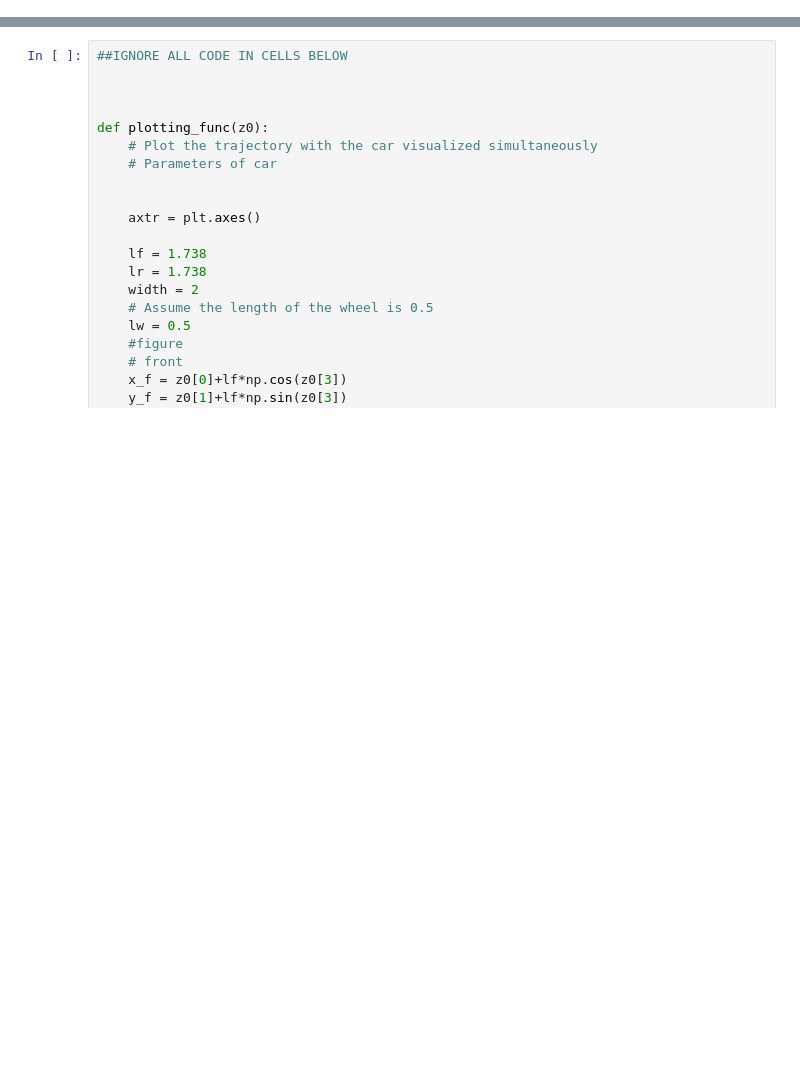
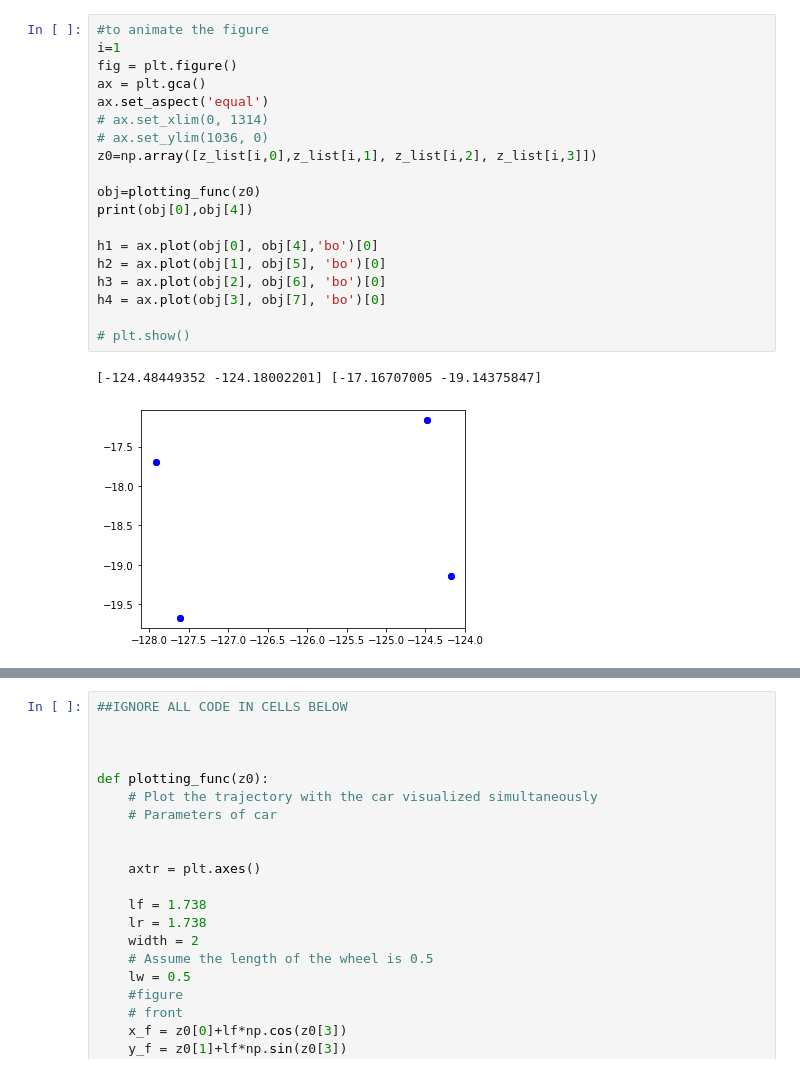
Before and after one commit to muireannspain/low_speed_AV, a Jupyter notebook: Muireann/Plot Map.ipynb, the cells around one changed output, grey strips where cells are left out. Cells and saved outputs as stored; diff of their text form; blank space fills up the shorter version.

```diff
--- a/Muireann/Plot Map.ipynb
+++ b/Muireann/Plot Map.ipynb
@@ -150,0 +168,22 @@ run()
+# %%
+#to animate the figure
+i=1
+fig = plt.figure()
+ax = plt.gca()
+ax.set_aspect('equal')
+# ax.set_xlim(0, 1314)
+# ax.set_ylim(1036, 0)
+z0=np.array([z_list[i,0],z_list[i,1], z_list[i,2], z_list[i,3]])
+
+obj=plotting_func(z0)
+print(obj[0],obj[4])
+
+h1 = ax.plot(obj[0], obj[4],'bo')[0]
+h2 = ax.plot(obj[1], obj[5], 'bo')[0]
+h3 = ax.plot(obj[2], obj[6], 'bo')[0]
+h4 = ax.plot(obj[3], obj[7], 'bo')[0]
+
+# plt.show()
+# %% [output]
+[-124.48449352 -124.18002201] [-17.16707005 -19.14375847]
+[figure, added]
```
Also changed, not shown: parts of 2 cells of this notebook, 2 other files.
